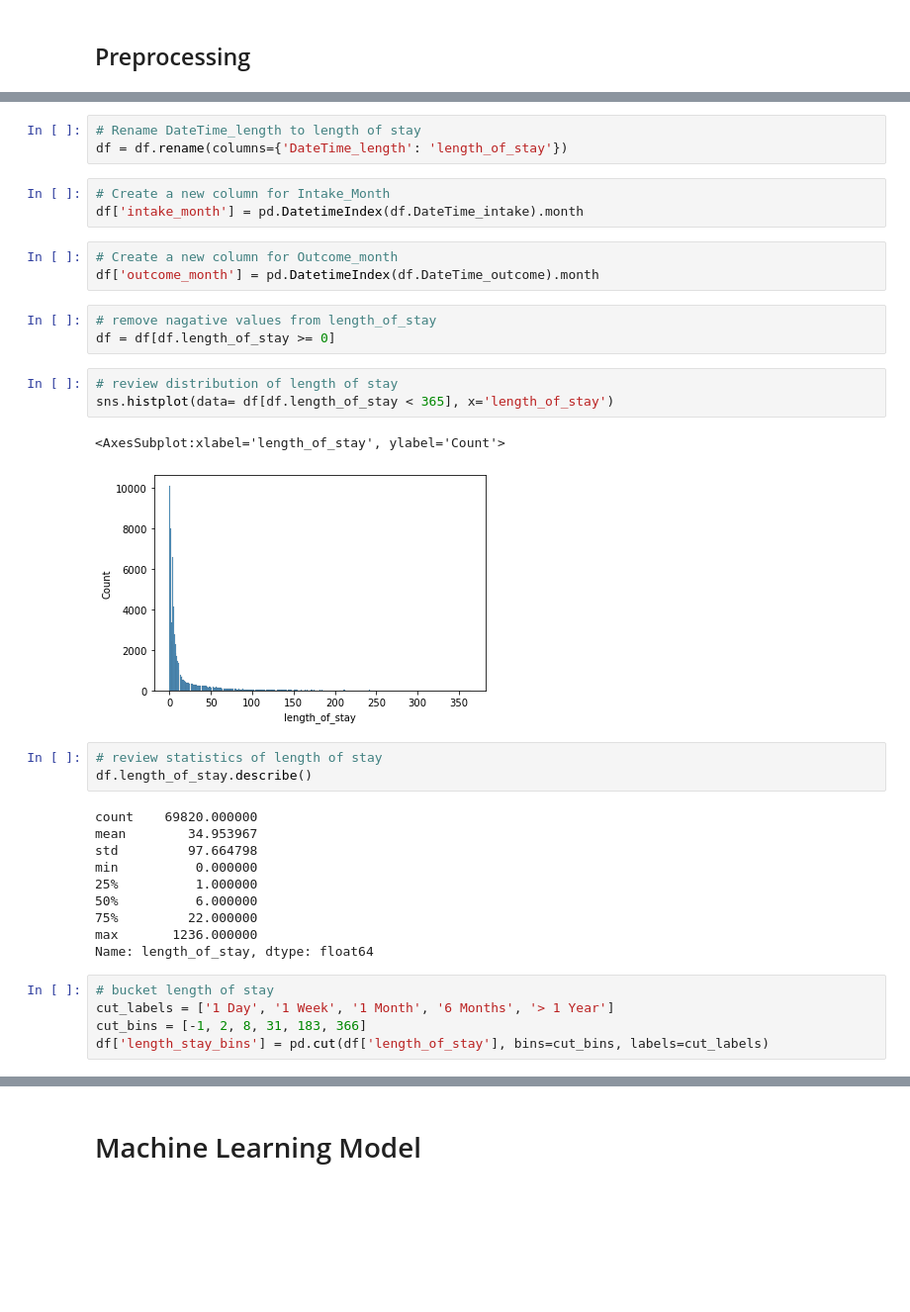
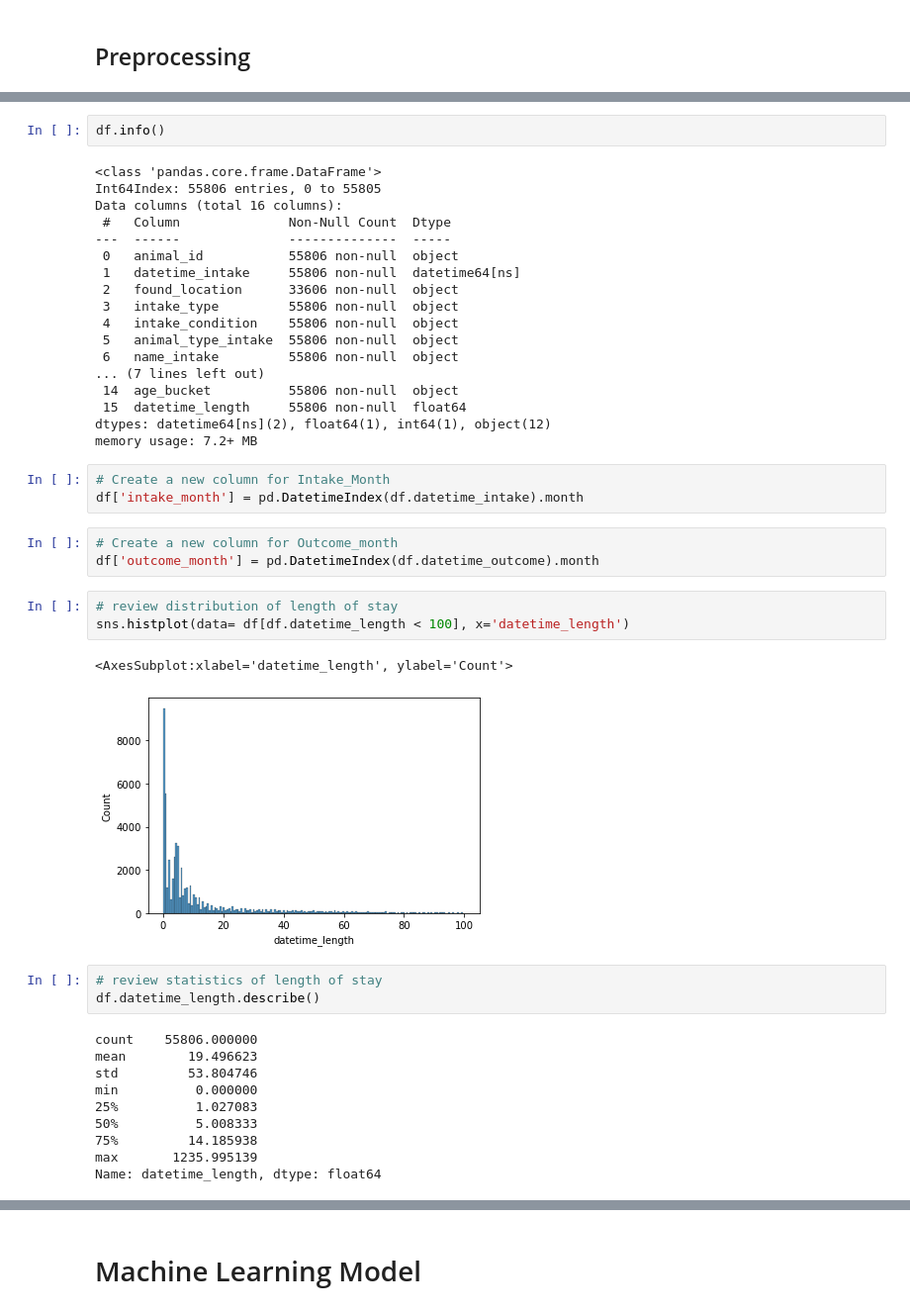
Before and after one commit to kevinsguo/Group_5_Animal_Adoption, a Jupyter notebook: Becky/Machine_Learning_Model.ipynb, the cells around one changed output, grey strips where cells are left out. Shown at 99% size. Saved outputs shown, nothing was run; the diff lists cells and outputs as text; blank space fills up the shorter version.

```diff
--- a/Becky/Machine_Learning_Model.ipynb
+++ b/Becky/Machine_Learning_Model.ipynb
@@ -74,36 +34,45 @@ df.DateTime_length = df.DateTime_length / np.timedelta64(1, 'D')
-# %%
-# Rename DateTime_length to length of stay
-df = df.rename(columns={'DateTime_length': 'length_of_stay'})
+# %%
+df.info()
+# %% [output]
+<class 'pandas.core.frame.DataFrame'>
+Int64Index: 55806 entries, 0 to 55805
+Data columns (total 16 columns):
+ #   Column              Non-Null Count  Dtype
+---  ------              --------------  -----
+ 0   animal_id           55806 non-null  object
+ 1   datetime_intake     55806 non-null  datetime64[ns]
+ 2   found_location      33606 non-null  object
+ 3   intake_type         55806 non-null  object
+ 4   intake_condition    55806 non-null  object
+ 5   animal_type_intake  55806 non-null  object
+ 6   name_intake         55806 non-null  object
+... (7 lines left out)
+ 14  age_bucket          55806 non-null  object
+ 15  datetime_length     55806 non-null  float64
+dtypes: datetime64[ns](2), float64(1), int64(1), object(12)
+memory usage: 7.2+ MB
 # %%
 # Create a new column for Intake_Month
-df['intake_month'] = pd.DatetimeIndex(df.DateTime_intake).month
+df['intake_month'] = pd.DatetimeIndex(df.datetime_intake).month
 # %%
 # Create a new column for Outcome_month
-df['outcome_month'] = pd.DatetimeIndex(df.DateTime_outcome).month
+df['outcome_month'] = pd.DatetimeIndex(df.datetime_outcome).month
-# %%
-# remove nagative values from length_of_stay
-df = df[df.length_of_stay >= 0]
 # %%
 # review distribution of length of stay
-sns.histplot(data= df[df.length_of_stay < 365], x='length_of_stay')
+sns.histplot(data= df[df.datetime_length < 100], x='datetime_length')
 # %% [output]
-<AxesSubplot:xlabel='length_of_stay', ylabel='Count'>
+<AxesSubplot:xlabel='datetime_length', ylabel='Count'>
-[figure, old version]
+[figure, new version]
 # %%
 # review statistics of length of stay
-df.length_of_stay.describe()
+df.datetime_length.describe()
 # %% [output]
-count    69820.000000
-mean        34.953967
-std         97.664798
+count    55806.000000
+mean        19.496623
+std         53.804746
 min          0.000000
-25%          1.000000
-50%          6.000000
-75%         22.000000
-max       1236.000000
-Name: length_of_stay, dtype: float64
+25%          1.027083
+50%          5.008333
+75%         14.185938
+max       1235.995139
+Name: datetime_length, dtype: float64
-# %%
-# bucket length of stay
-cut_labels = ['1 Day', '1 Week', '1 Month', '6 Months', '> 1 Year']
-cut_bins = [-1, 2, 8, 31, 183, 366]
-df['length_stay_bins'] = pd.cut(df['length_of_stay'], bins=cut_bins, labels=cut_labels)
```
Also changed, not shown: parts of 66 cells of this notebook, 1 other file.
